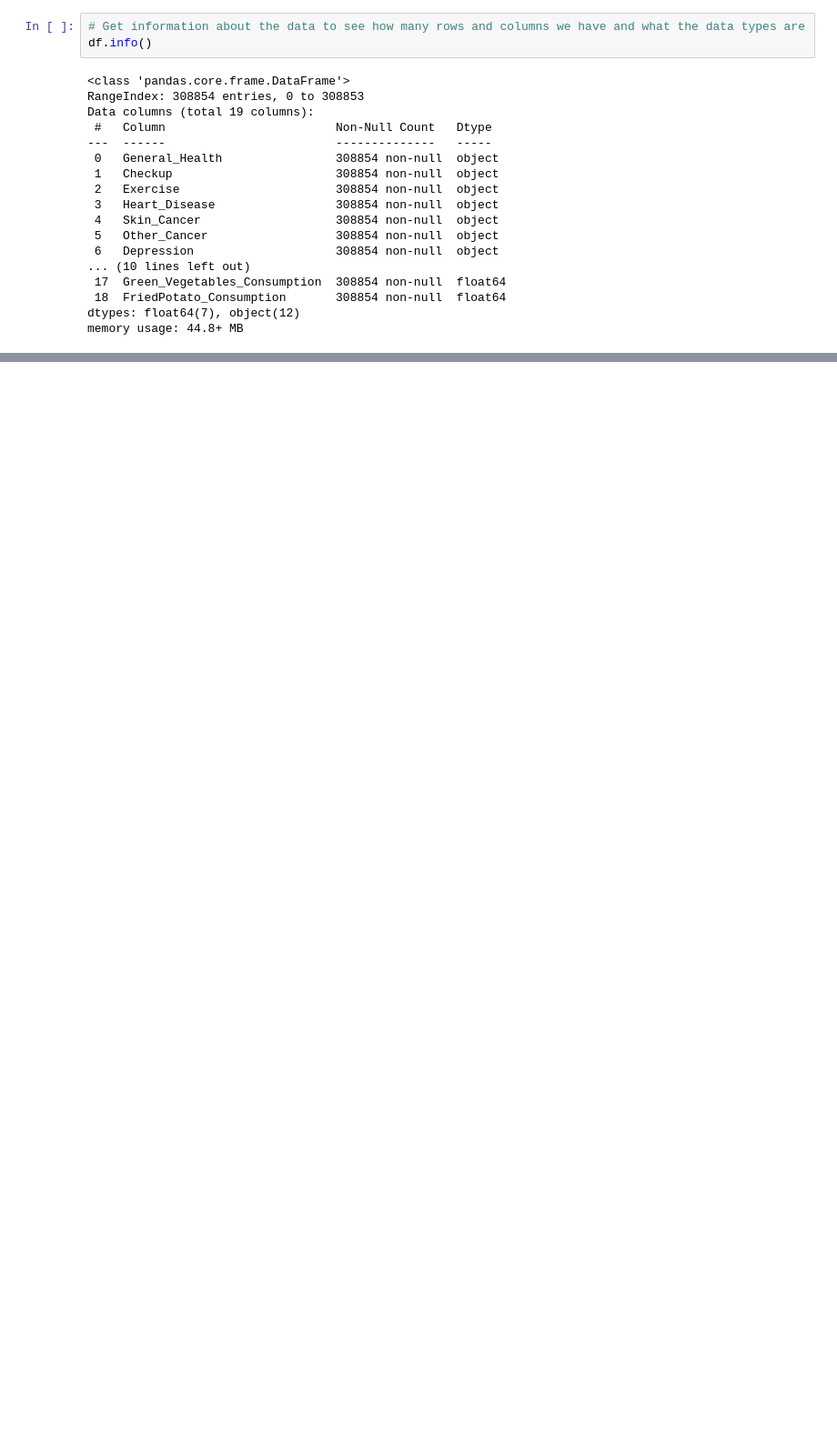
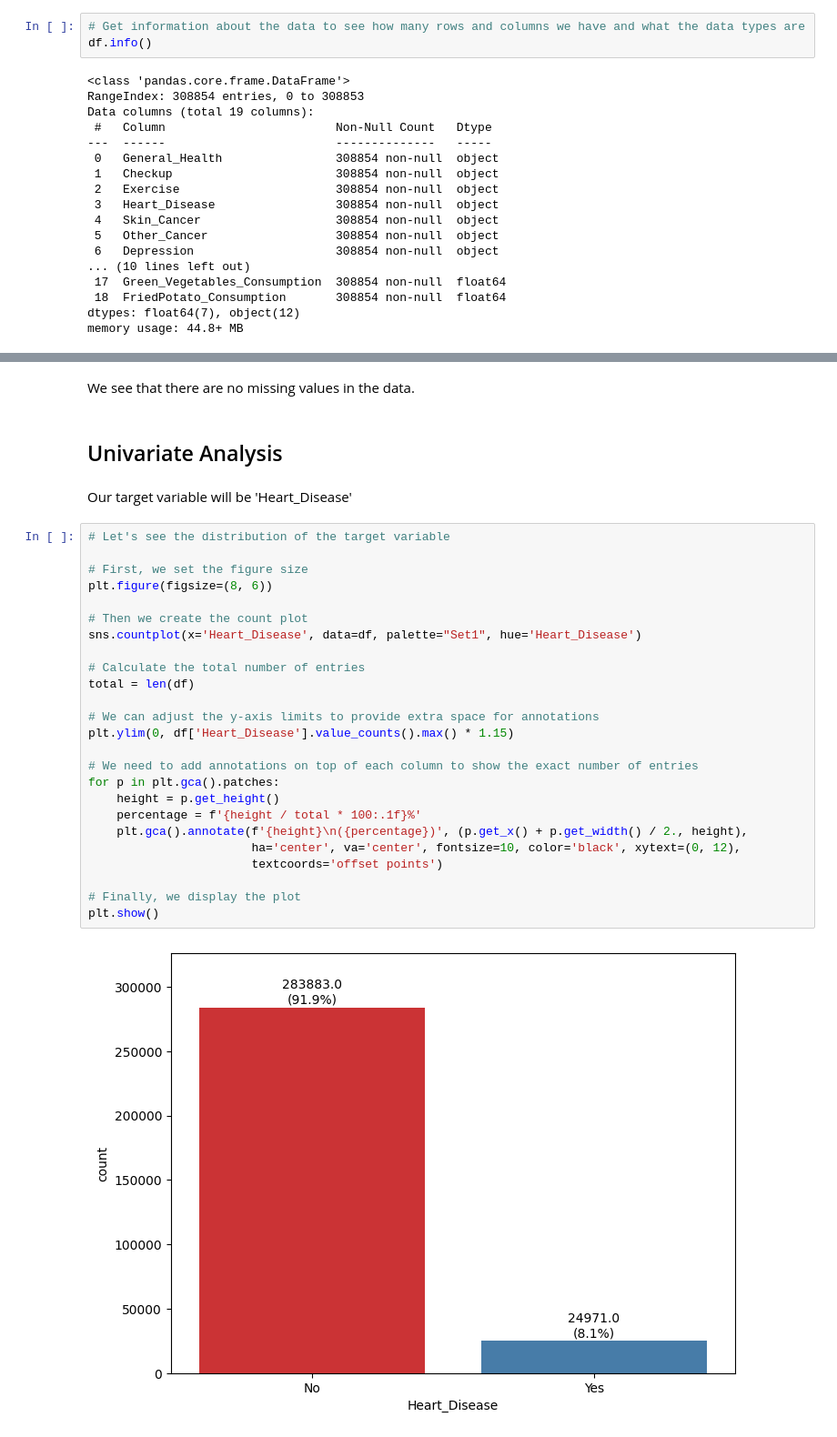
Before and after one commit to AnaLuna464/P.M3v1, a Jupyter notebook: eda.ipynb, the cells around one changed output, grey strips where cells are left out. Shown at 91% size. Saved outputs shown, nothing was run; the diff lists cells and outputs as text; blank space fills up the shorter version.

Commit message:
Started univariate analysis
Started univariate analysis. Included numerical columns correlation.

```diff
--- a/eda.ipynb
+++ b/eda.ipynb
@@ -77 +201,34 @@ array(['Within the past 2 years', 'Within the past year',
+# %% [markdown]
+We see that there are no missing values in the data.
+# %% [markdown]
+## Univariate Analysis
+# %% [markdown]
+Our target variable will be 'Heart_Disease'
+# %%
+# Let's see the distribution of the target variable
+
+# First, we set the figure size
+plt.figure(figsize=(8, 6))
+
+# Then we create the count plot
+sns.countplot(x='Heart_Disease', data=df, palette="Set1", hue='Heart_Disease')
+
+# Calculate the total number of entries
+total = len(df)
+
+# We can adjust the y-axis limits to provide extra space for annotations
+plt.ylim(0, df['Heart_Disease'].value_counts().max() * 1.15)
+
+# We need to add annotations on top of each column to show the exact number of entries
+for p in plt.gca().patches:
+    height = p.get_height()
+    percentage = f'{height / total * 100:.1f}%'
+    plt.gca().annotate(f'{height}\n({percentage})', (p.get_x() + p.get_width() / 2., height),
+                       ha='center', va='center', fontsize=10, color='black', xytext=(0, 12),
+                       textcoords='offset points')
+
+# Finally, we display the plot
+plt.show()
+# %% [output]
+[figure, added]
 # %% [markdown]
```
Also changed, not shown: parts of 23 cells of this notebook, 1 other file.
